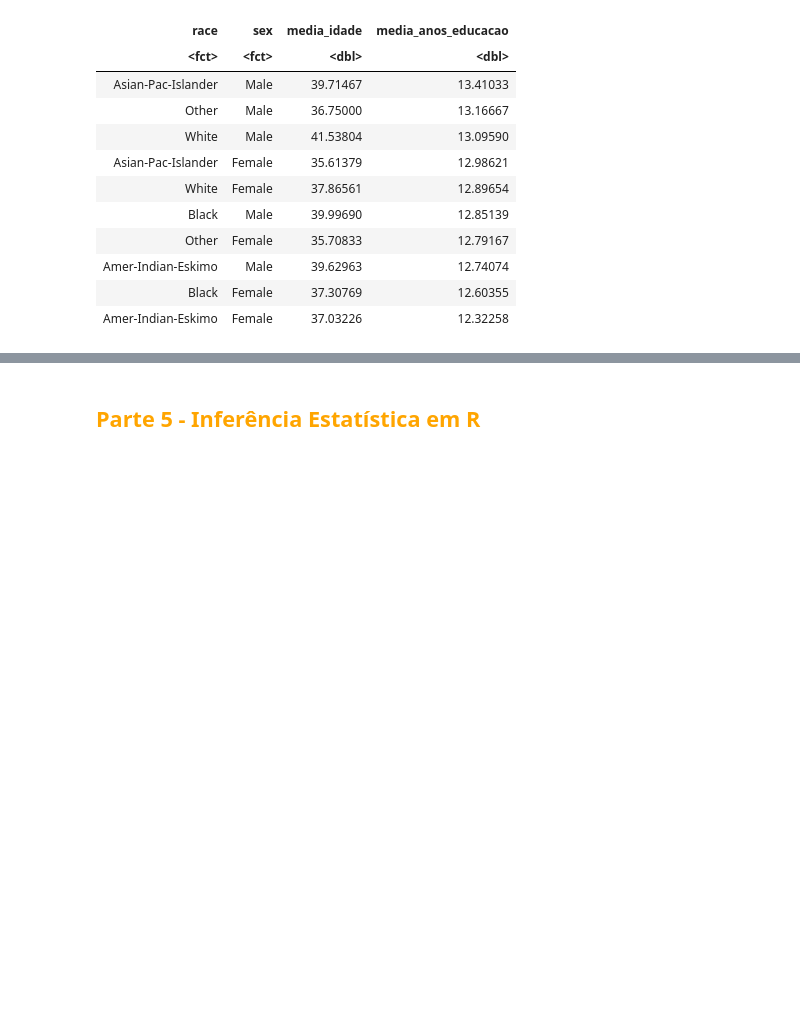
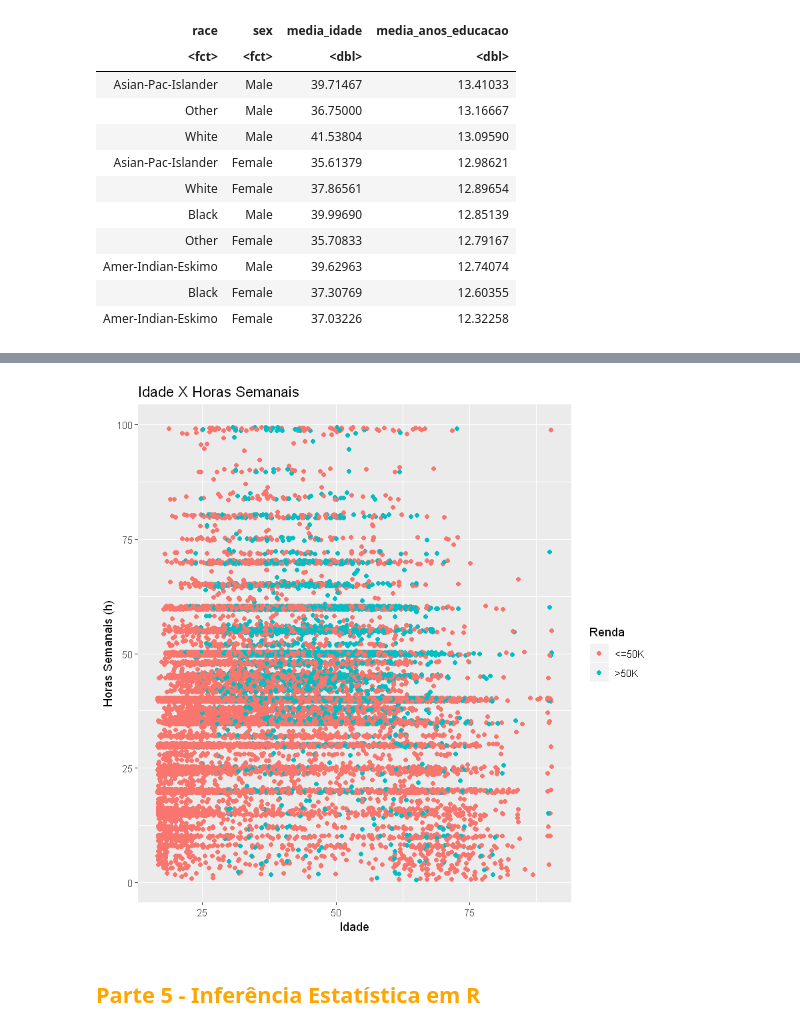
Before and after one commit to turing-usp/workshop_estatistica_com_R, a Jupyter notebook: Adult_gabarito.ipynb, the cells around one changed output, grey strips where cells are left out. Saved outputs shown, nothing was run; the diff lists cells and outputs as text; code cells hidden in the pictures; blank space fills up the shorter version.

```diff
--- a/Adult_gabarito.ipynb
+++ b/Adult_gabarito.ipynb
@@ -625,3 +746,15 @@ A grouped_df: 10 × 4
+# %%
+# exemplo teste com nomes dos eixos e cores
+ggplot(data = adult, mapping = aes(
+    x = age, y = hours.per.week, #color="red",
+    color = income
+)) + geom_jitter() +
+labs(
+    x = "Idade", y = "Horas Semanais (h)",
+    title = "Idade X Horas Semanais", color = "Renda"
+)
+# %% [output]
+[figure, added]
 # %% [markdown]
 ## <a id = "parte5"></a><span style="color: orange;"> Parte 5 - Inferência Estatística em R </span>
 # %% [markdown]
```
Also changed, not shown: parts of 11 cells of this notebook.
